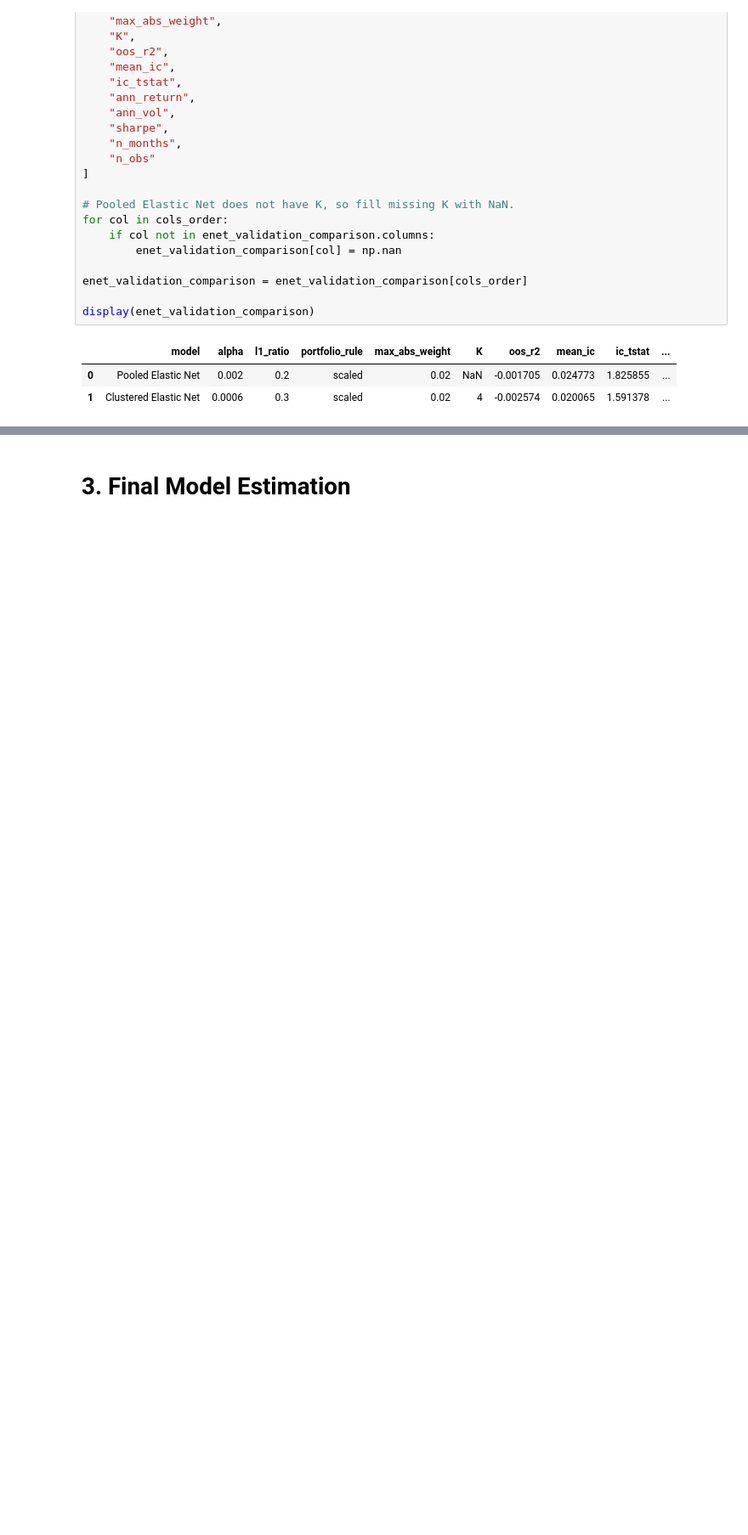
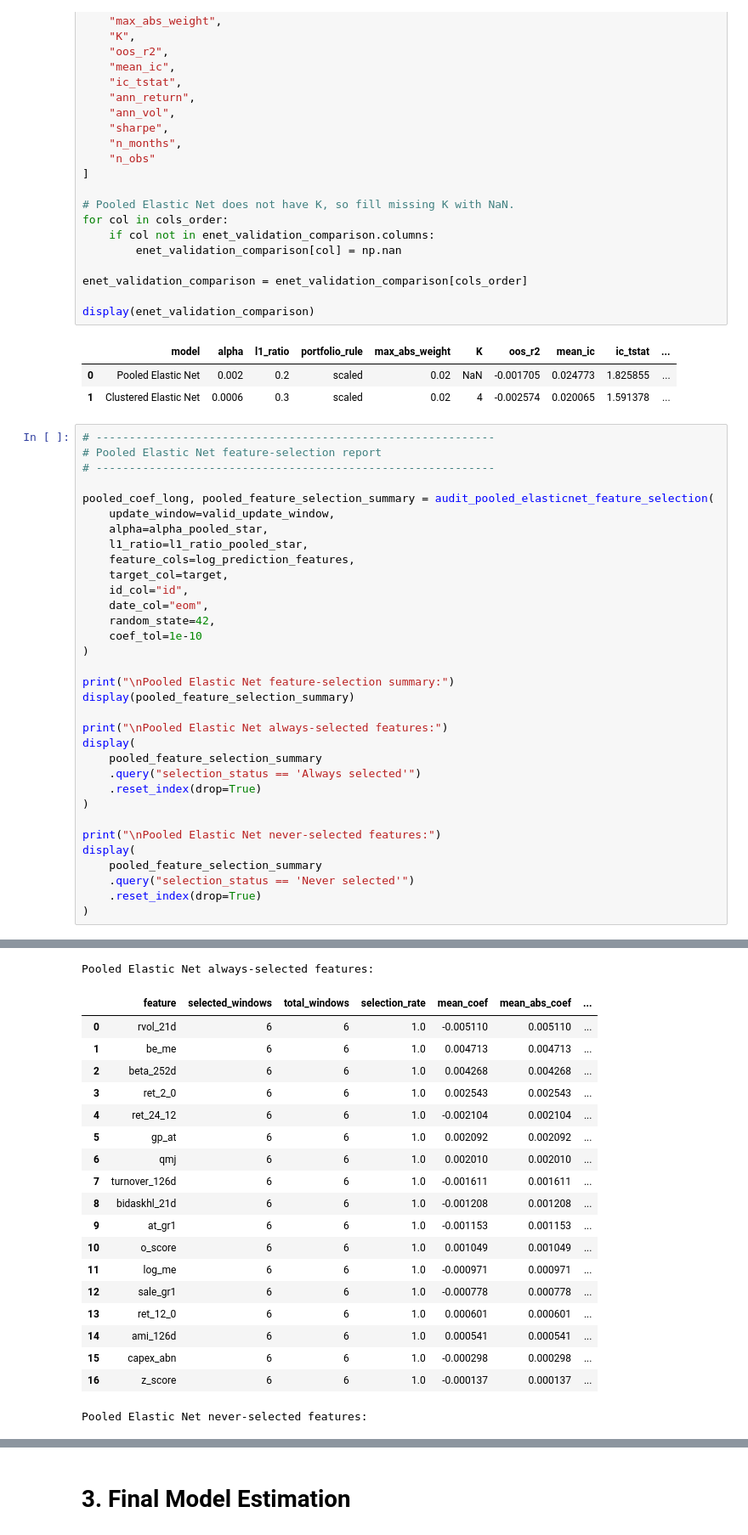
Before and after one commit to JackyJacky1029/FINA-4713-Group-9-Project, a Jupyter notebook: jkp_project.ipynb, the cells around one changed output, grey strips where cells are left out. Shown at 85% size. Drawn from its saved outputs; the diff is of its cells as text; blank space fills up the shorter version.

```diff
--- a/jkp_project.ipynb
+++ b/jkp_project.ipynb
@@ -3324,3 +3700,37 @@ display(enet_validation_comparison)
 |  | model | alpha | l1_ratio | portfolio_rule | max_abs_weight | K | oos_r2 | mean_ic | ic_tstat | ... |
 | 0 | Pooled Elastic Net | 0.002 | 0.2 | scaled | 0.02 | NaN | -0.001705 | 0.024773 | 1.825855 | ... |
 | 1 | Clustered Elastic Net | 0.0006 | 0.3 | scaled | 0.02 | 4 | -0.002574 | 0.020065 | 1.591378 | ... |
+# %%
+# ------------------------------------------------------------
+# Pooled Elastic Net feature-selection report
+# ------------------------------------------------------------
+
+pooled_coef_long, pooled_feature_selection_summary = audit_pooled_elasticnet_feature_selection(
+    update_window=valid_update_window,
+    alpha=alpha_pooled_star,
+    l1_ratio=l1_ratio_pooled_star,
+    feature_cols=log_prediction_features,
+    target_col=target,
+    id_col="id",
+    date_col="eom",
+    random_state=42,
+    coef_tol=1e-10
+)
+
+print("\nPooled Elastic Net feature-selection summary:")
+display(pooled_feature_selection_summary)
+
+print("\nPooled Elastic Net always-selected features:")
+display(
+    pooled_feature_selection_summary
+    .query("selection_status == 'Always selected'")
+    .reset_index(drop=True)
+)
+
+print("\nPooled Elastic Net never-selected features:")
+display(
+    pooled_feature_selection_summary
+    .query("selection_status == 'Never selected'")
+    .reset_index(drop=True)
+)
+# %% [output]
@@ -3326,0 +3767,20 @@ display(enet_validation_comparison)
+Pooled Elastic Net always-selected features:
+|  | feature | selected_windows | total_windows | selection_rate | mean_coef | mean_abs_coef | ... |
+| 0 | rvol_21d | 6 | 6 | 1.0 | -0.005110 | 0.005110 | ... |
+| 1 | be_me | 6 | 6 | 1.0 | 0.004713 | 0.004713 | ... |
+| 2 | beta_252d | 6 | 6 | 1.0 | 0.004268 | 0.004268 | ... |
+| 3 | ret_2_0 | 6 | 6 | 1.0 | 0.002543 | 0.002543 | ... |
+| 4 | ret_24_12 | 6 | 6 | 1.0 | -0.002104 | 0.002104 | ... |
+| 5 | gp_at | 6 | 6 | 1.0 | 0.002092 | 0.002092 | ... |
+| 6 | qmj | 6 | 6 | 1.0 | 0.002010 | 0.002010 | ... |
+| 7 | turnover_126d | 6 | 6 | 1.0 | -0.001611 | 0.001611 | ... |
+| 8 | bidaskhl_21d | 6 | 6 | 1.0 | -0.001208 | 0.001208 | ... |
+| 9 | at_gr1 | 6 | 6 | 1.0 | -0.001153 | 0.001153 | ... |
+| 10 | o_score | 6 | 6 | 1.0 | 0.001049 | 0.001049 | ... |
+| 11 | log_me | 6 | 6 | 1.0 | -0.000971 | 0.000971 | ... |
+| 12 | sale_gr1 | 6 | 6 | 1.0 | -0.000778 | 0.000778 | ... |
+| 13 | ret_12_0 | 6 | 6 | 1.0 | 0.000601 | 0.000601 | ... |
+| 14 | ami_126d | 6 | 6 | 1.0 | 0.000541 | 0.000541 | ... |
+| 15 | capex_abn | 6 | 6 | 1.0 | -0.000298 | 0.000298 | ... |
+| 16 | z_score | 6 | 6 | 1.0 | -0.000137 | 0.000137 | ... |
+Pooled Elastic Net never-selected features:
```
Also changed, not shown: parts of 25 cells of this notebook.
